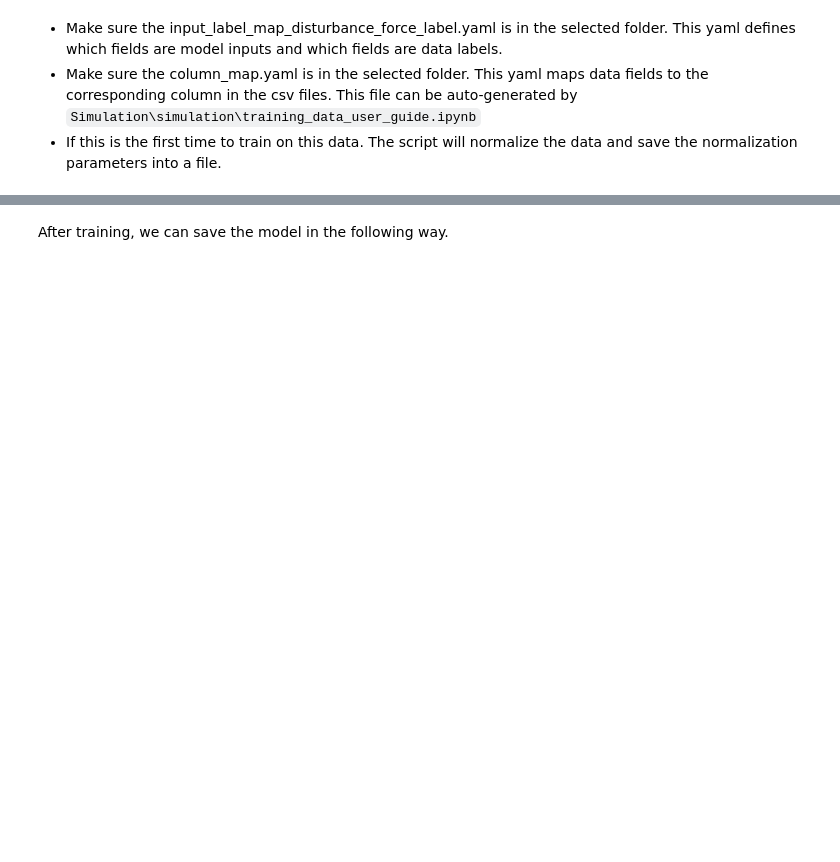
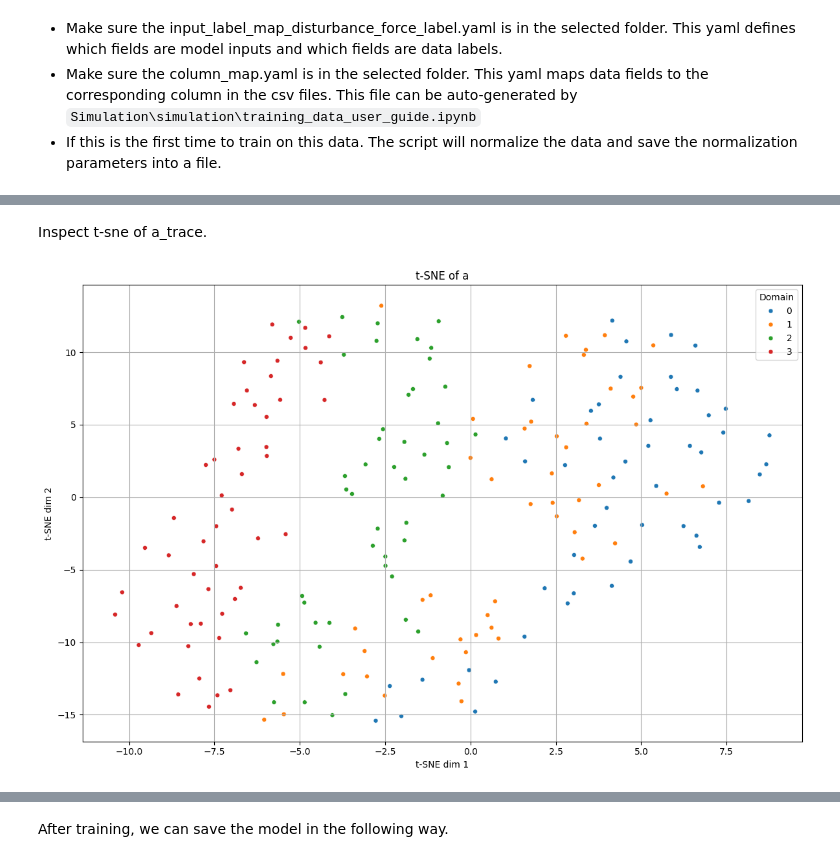
Before and after one commit to zzzzzzhym/DroneSimulator, a Jupyter notebook: learning/trainer_user_guide.ipynb, the cells around one changed output, grey strips where cells are left out. Saved outputs shown, nothing was run; the diff lists cells and outputs as text; code cells hidden in the pictures; blank space fills up the shorter version.

Commit message:
bug fix a_trace

```diff
--- a/learning/trainer_user_guide.ipynb
+++ b/learning/trainer_user_guide.ipynb
@@ -88,0 +71,47 @@ a = tensor([[-2.5011,  0.3046,  0.4581],
+# %% [markdown]
+Inspect t-sne of a_trace.
+# %%
+from sklearn.manifold import TSNE
+import seaborn as sns
+import numpy as np
+
+def plot_tsne_of_a(a_trace, selected_epochs: list[int]):
+    """
+    Visualize the t-SNE of all learned 'a' vectors.
+    Assumes self.a_trace[domain_id] is shape [N, dim_a, dim_y] per domain.
+
+    Args:
+        title (str): Plot title
+        max_points_per_domain (int): To subsample for large traces
+    """
+    all_a = []
+    all_labels = []
+    for domain_id, a_array in enumerate(a_trace):
+        # a_array: shape (N, dim_a, dim_y), flatten over last dim
+        valid_indices = [i for i in selected_epochs if i < len(a_array)]
+
+        a_flat = a_array[valid_indices].reshape(len(valid_indices), -1)
+        all_a.append(a_flat)
+        all_labels.append(np.full(len(valid_indices), domain_id))
+
+    X = np.concatenate(all_a, axis=0)
+    Y = np.concatenate(all_labels, axis=0)
+
+    # Run t-SNE
+    X_tsne = TSNE(n_components=2, perplexity=30, learning_rate='auto', init='pca', random_state=0).fit_transform(X)
+
+    # Plot
+    plt.figure(figsize=(12, 8))
+    sns.scatterplot(x=X_tsne[:, 0], y=X_tsne[:, 1], hue=Y, palette='tab10', s=25)
+    plt.title("t-SNE of a")
+    plt.xlabel("t-SNE dim 1")
+    plt.ylabel("t-SNE dim 2")
+    plt.legend(title="Domain", loc='best')
+    plt.grid(True)
+    plt.tight_layout()
+
+n = 900
+plot_tsne_of_a(trainer_instance.a_trace, list(range(n, n + 50)))
+plt.show()
+# %% [output]
+[figure, added]
```
Also changed, not shown: parts of 4 cells of this notebook, 10 other files.
